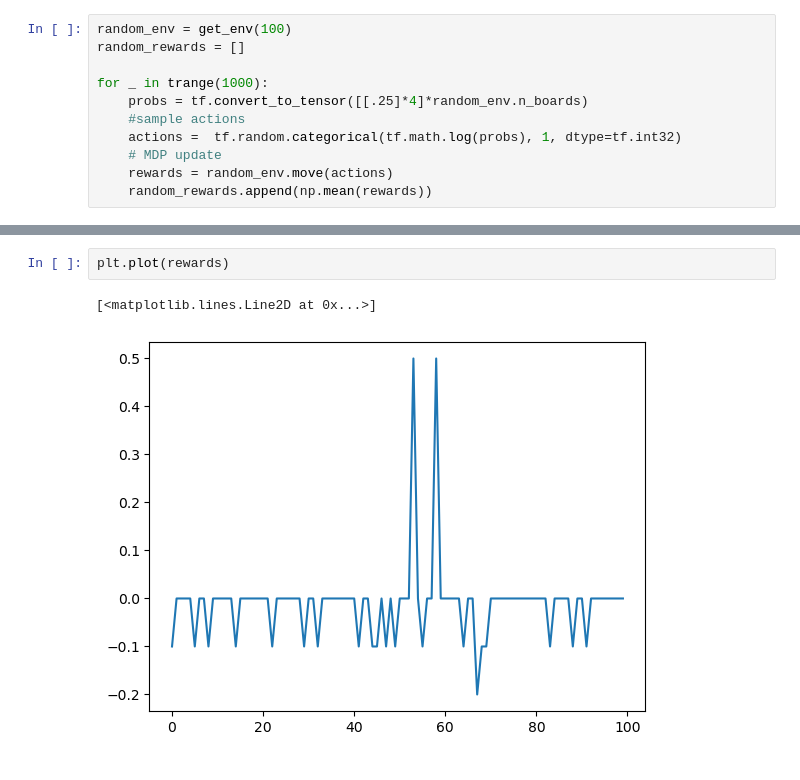
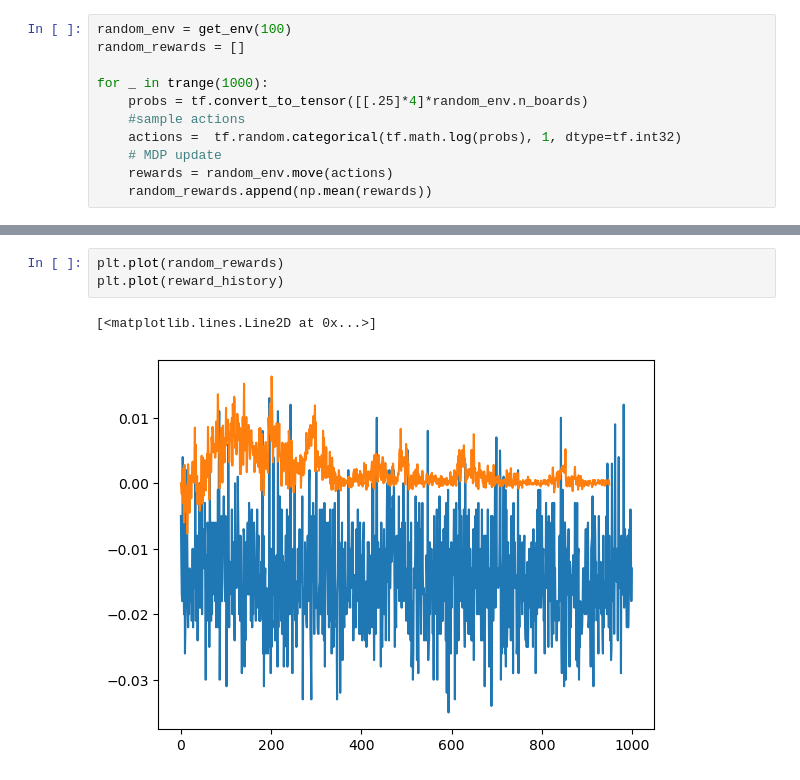
Before and after one commit to MrcBalla/RF_snake, a Jupyter notebook: snake_RF/main.ipynb, the cells around one changed output, grey strips where cells are left out. Saved outputs shown, nothing was run; the diff lists cells and outputs as text.

```diff
--- a/snake_RF/main.ipynb
+++ b/snake_RF/main.ipynb
@@ -371,5 +216,6 @@ tf.Tensor(
-# %%
-plt.plot(rewards)
-# %% [output]
-[<matplotlib.lines.Line2D at 0x...>]
-[figure, removed]
+# %%
+plt.plot(random_rewards)
+plt.plot(reward_history)
+# %% [output]
+[<matplotlib.lines.Line2D at 0x...>]
+[figure, added]
```
Also changed, not shown: parts of 14 cells of this notebook, 2 other files.
